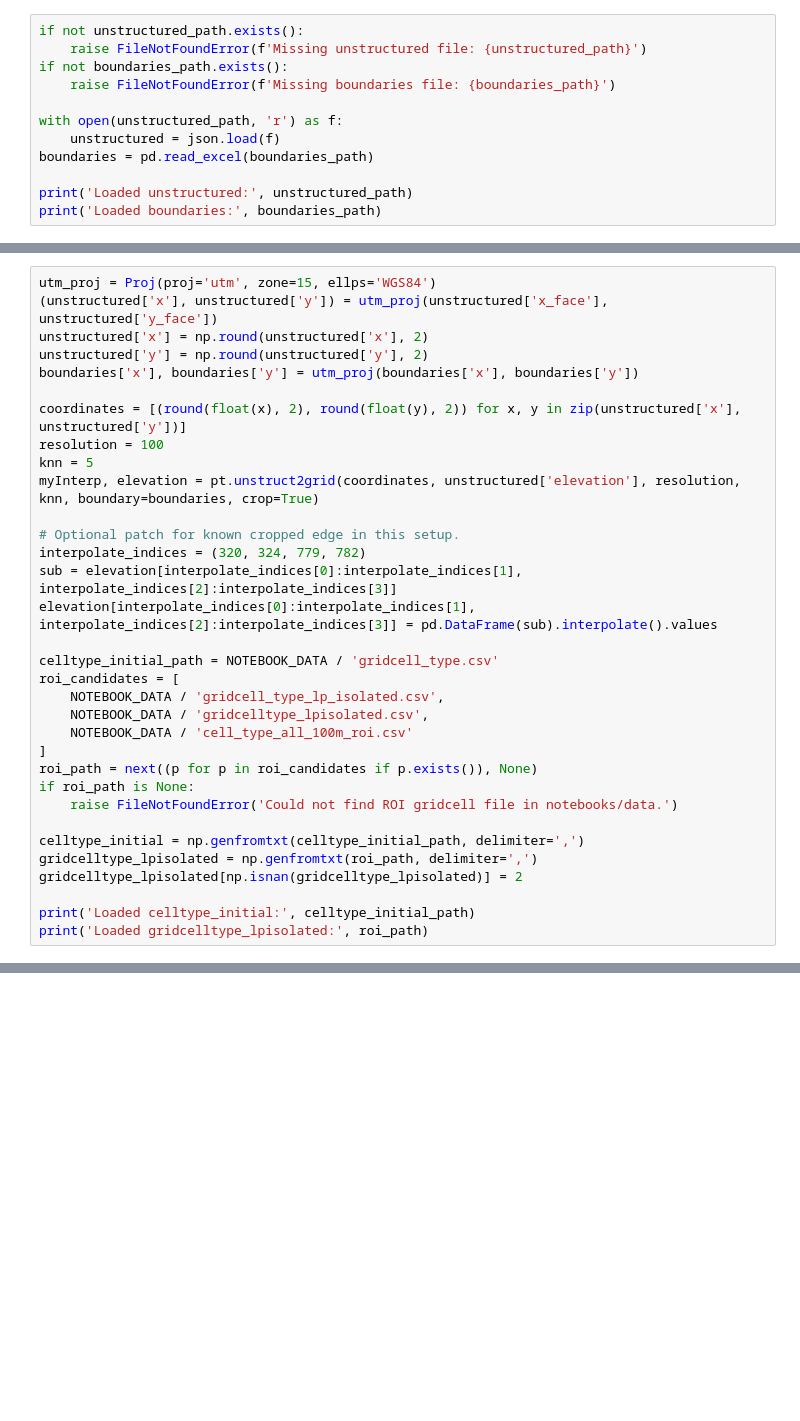
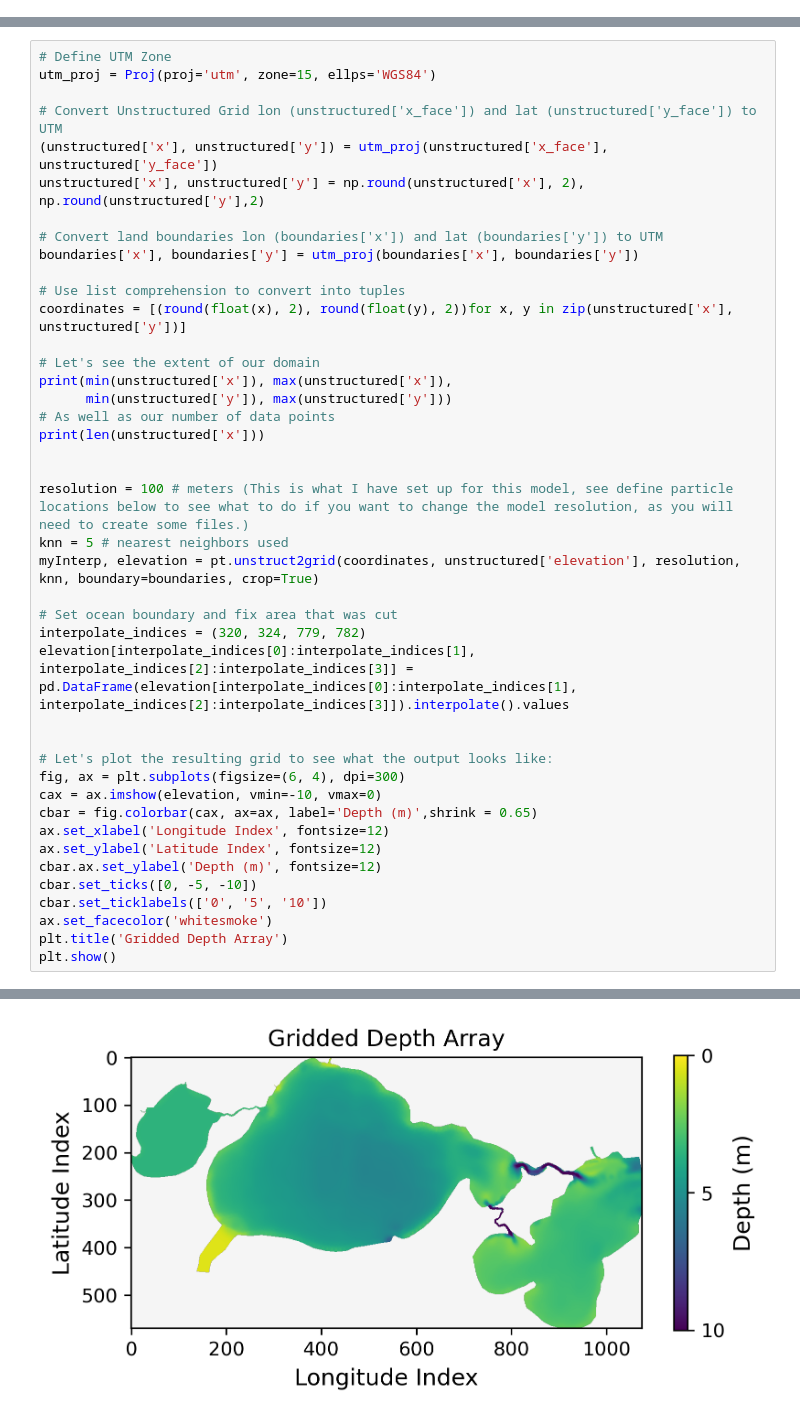
Before and after one commit to caitlinturner/Lake_Pontchartrain_Model, a Jupyter notebook: notebooks/DORADO-03-spillway_release_workflow.ipynb, the cells around one changed output, grey strips where cells are left out. Cells and saved outputs as stored; diff of their text form; blank space fills up the shorter version.

```diff
--- a/notebooks/DORADO-03-spillway_release_workflow.ipynb
+++ b/notebooks/DORADO-03-spillway_release_workflow.ipynb
@@ -49,12 +131,0 @@ print('Timesteps to run:', timesteps)
-# %%
-if not unstructured_path.exists():
-    raise FileNotFoundError(f'Missing unstructured file: {unstructured_path}')
-if not boundaries_path.exists():
-    raise FileNotFoundError(f'Missing boundaries file: {boundaries_path}')
-
-with open(unstructured_path, 'r') as f:
-    unstructured = json.load(f)
-boundaries = pd.read_excel(boundaries_path)
-
-print('Loaded unstructured:', unstructured_path)
-print('Loaded boundaries:', boundaries_path)
@@ -127,33 +257,43 @@ plt.show()
 # %%
+# Define UTM Zone
 utm_proj = Proj(proj='utm', zone=15, ellps='WGS84')
+
+# Convert Unstructured Grid lon (unstructured['x_face']) and lat (unstructured['y_face']) to UTM
 (unstructured['x'], unstructured['y']) = utm_proj(unstructured['x_face'], unstructured['y_face'])
-unstructured['x'] = np.round(unstructured['x'], 2)
-unstructured['y'] = np.round(unstructured['y'], 2)
+unstructured['x'], unstructured['y'] = np.round(unstructured['x'], 2), np.round(unstructured['y'],2)
+
+# Convert land boundaries lon (boundaries['x']) and lat (boundaries['y']) to UTM
 boundaries['x'], boundaries['y'] = utm_proj(boundaries['x'], boundaries['y'])
 
-coordinates = [(round(float(x), 2), round(float(y), 2)) for x, y in zip(unstructured['x'], unstructured['y'])]
-resolution = 100
-knn = 5
+# Use list comprehension to convert into tuples
+coordinates = [(round(float(x), 2), round(float(y), 2))for x, y in zip(unstructured['x'], unstructured['y'])]
+
+# Let's see the extent of our domain
+print(min(unstructured['x']), max(unstructured['x']),
+      min(unstructured['y']), max(unstructured['y']))
+# As well as our number of data points
+print(len(unstructured['x']))
+
+
+resolution = 100 # meters (This is what I have set up for this model, see define particle locations below to see what to do if you want to change the model resolution, as you will need to create some files.)
+knn = 5 # nearest neighbors used
 myInterp, elevation = pt.unstruct2grid(coordinates, unstructured['elevation'], resolution, knn, boundary=boundaries, crop=True)
 
-# Optional patch for known cropped edge in this setup.
+# Set ocean boundary and fix area that was cut
 interpolate_indices = (320, 324, 779, 782)
-sub = elevation[interpolate_indices[0]:interpolate_indices[1], interpolate_indices[2]:interpolate_indices[3]]
-elevation[interpolate_indices[0]:interpolate_indices[1], interpolate_indices[2]:interpolate_indices[3]] = pd.DataFrame(sub).interpolate().values
+elevation[interpolate_indices[0]:interpolate_indices[1], interpolate_indices[2]:interpolate_indices[3]] = pd.DataFrame(elevation[interpolate_indices[0]:interpolate_indices[1], interpolate_indices[2]:interpolate_indices[3]]).interpolate().values
 
-celltype_initial_path = NOTEBOOK_DATA / 'gridcell_type.csv'
-roi_candidates = [
-    NOTEBOOK_DATA / 'gridcell_type_lp_isolated.csv',
-    NOTEBOOK_DATA / 'gridcelltype_lpisolated.csv',
-    NOTEBOOK_DATA / 'cell_type_all_100m_roi.csv'
-]
-roi_path = next((p for p in roi_candidates if p.exists()), None)
-if roi_path is None:
-    raise FileNotFoundError('Could not find ROI gridcell file in notebooks/data.')
 
-celltype_initial = np.genfromtxt(celltype_initial_path, delimiter=',')
-gridcelltype_lpisolated = np.genfromtxt(roi_path, delimiter=',')
-gridcelltype_lpisolated[np.isnan(gridcelltype_lpisolated)] = 2
-
-print('Loaded celltype_initial:', celltype_initial_path)
-print('Loaded gridcelltype_lpisolated:', roi_path)
+# Let's plot the resulting grid to see what the output looks like:
+fig, ax = plt.subplots(figsize=(6, 4), dpi=300)
+cax = ax.imshow(elevation, vmin=-10, vmax=0)
+cbar = fig.colorbar(cax, ax=ax, label='Depth (m)',shrink = 0.65)
+ax.set_xlabel('Longitude Index', fontsize=12)
+ax.set_ylabel('Latitude Index', fontsize=12)
+cbar.ax.set_ylabel('Depth (m)', fontsize=12)
+cbar.set_ticks([0, -5, -10])
+cbar.set_ticklabels(['0', '5', '10'])
+ax.set_facecolor('whitesmoke')
+plt.title('Gridded Depth Array')
+plt.show()
+# %% [output]
@@ -160,2 +302,3 @@ print('Loaded gridcelltype_lpisolated:', roi_path)
+[figure, added]
 # %% [markdown]
 ### 5. Define Seed Regions and Initial Release Location
```
Also changed, not shown: parts of 20 cells of this notebook, 48 other files.
